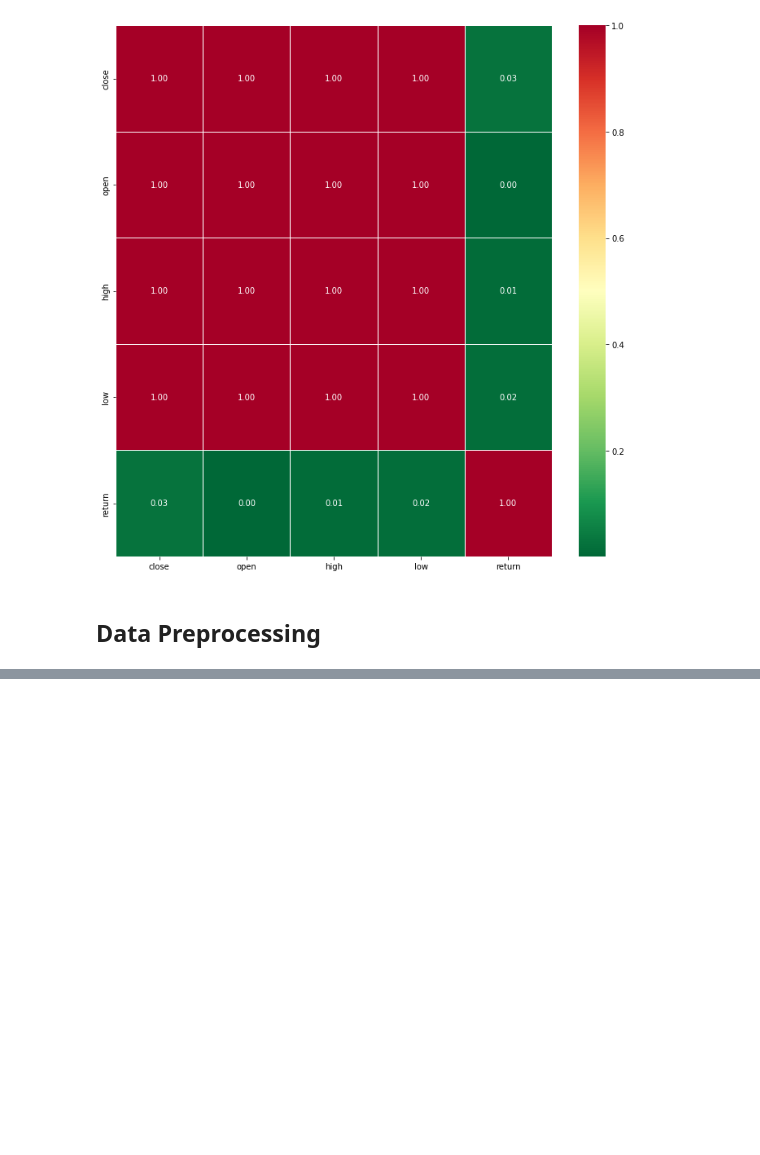
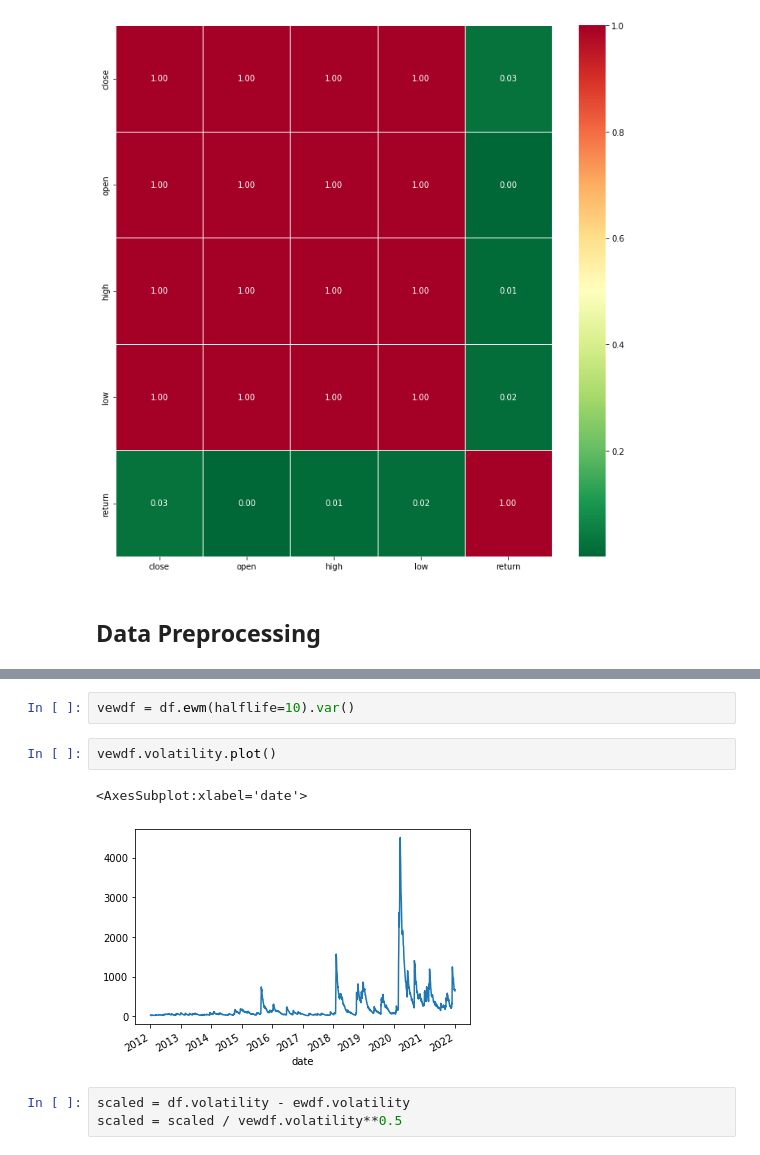
Before and after one commit to jonas-fullstack-dev/ml-financial-data, a Jupyter notebook: stocks.ipynb, the cells around one changed output, grey strips where cells are left out. Drawn from its saved outputs; the diff is of its cells as text; blank space fills up the shorter version.

```diff
--- a/stocks.ipynb
+++ b/stocks.ipynb
@@ -217,0 +235,10 @@ sns.heatmap(df.corr(), annot=True, cmap='RdYlGn_r', linewidth=0.5, fmt='.2f')
+# %%
+vewdf = df.ewm(halflife=10).var()
+# %%
+vewdf.volatility.plot()
+# %% [output]
+<AxesSubplot:xlabel='date'>
+[figure, added]
+# %%
+scaled = df.volatility - ewdf.volatility
+scaled = scaled / vewdf.volatility**0.5
```
Also changed, not shown: parts of 19 cells of this notebook.
